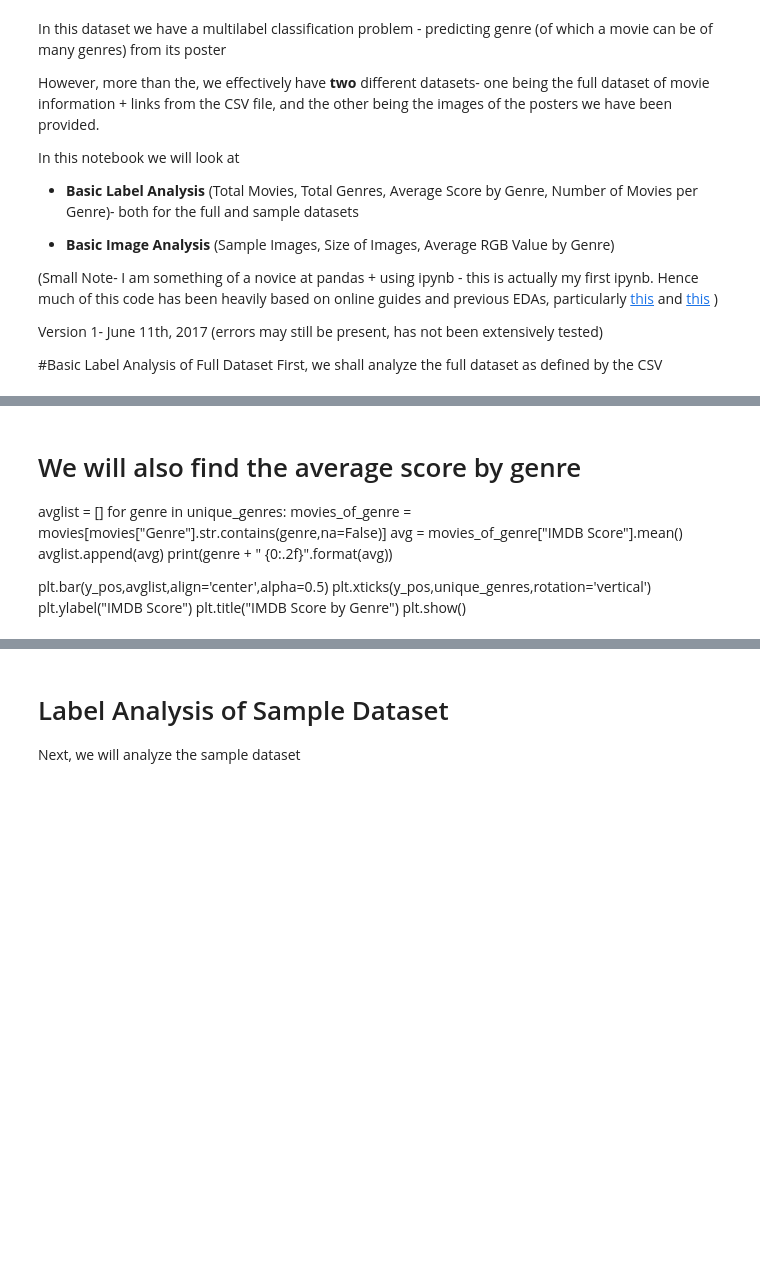
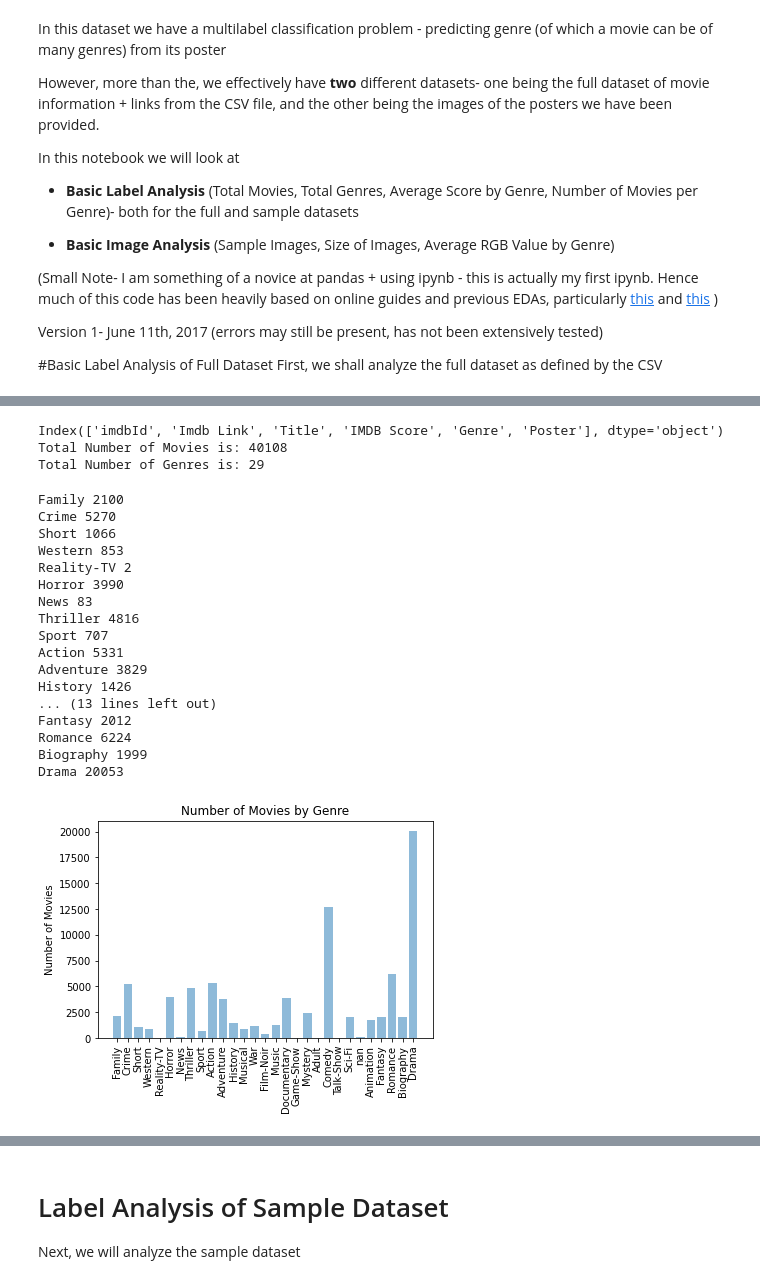
Before and after one commit to giannipiemonte/Nostradamovies, a Jupyter notebook: Classification_Genre/readme.ipynb, the cells around one changed output, grey strips where cells are left out. Drawn from its saved outputs; the diff is of its cells as text; code cells hidden in the pictures; blank space fills up the shorter version.

```diff
--- a/Classification_Genre/readme.ipynb
+++ b/Classification_Genre/readme.ipynb
@@ -65,14 +23,65 @@ plt.show()
-# %% [markdown]
-# We will also find the average score by genre
-avglist = []
-for genre in unique_genres:
-    movies_of_genre = movies[movies["Genre"].str.contains(genre,na=False)]
-    avg = movies_of_genre["IMDB Score"].mean()
-    avglist.append(avg)
-    print(genre + " {0:.2f}".format(avg))
-
-plt.bar(y_pos,avglist,align='center',alpha=0.5)
-plt.xticks(y_pos,unique_genres,rotation='vertical')
-plt.ylabel("IMDB Score")
-plt.title("IMDB Score by Genre")
-plt.show()
+# %%
+import numpy as np
+import pandas as pd
+from scipy import misc
+import matplotlib.pyplot as plt
+
+movies = pd.read_csv("input/MovieGenre.csv",encoding="ISO-8859-1")
+
+#Print the label categories we are working with
+print(movies.columns)
+
+
+#Print the total amount of movies in the dataset
+print("Total Number of Movies is: " + str(len(movies.index)))
+
+#We will count the number of movies with a specific genre
+genrelist = []
+length = len(movies)
+for n in range(0,length):
+    genres = str(movies.loc[n]["Genre"])
+    genres = genres.split("|")
+    genrelist.extend(genres)
+
+#We will also display number of Genres
+unique_genres = list(set(genrelist))
+print("Total Number of Genres is: " + str(len(unique_genres)))
+# %% [output]
+Index(['imdbId', 'Imdb Link', 'Title', 'IMDB Score', 'Genre', 'Poster'], dtype='object')
+Total Number of Movies is: 40108
+Total Number of Genres is: 29
+# %%
+#Print amount of movies with specific genre
+countlist = []
+k=0
+for genre in unique_genres:
+    ct = genrelist.count(genre)
+    countlist.append(ct)
+    print(genre + " " + str(ct))
+
+#Create Bar Graph of values
+y_pos = np.arange(len(unique_genres))
+plt.bar(y_pos,countlist,align='center',alpha=0.5)
+plt.xticks(y_pos,unique_genres,rotation='vertical')
+plt.ylabel("Number of Movies")
+plt.title("Number of Movies by Genre")
+plt.show()
+# %% [output]
+Family 2100
+Crime 5270
+Short 1066
+Western 853
+Reality-TV 2
+Horror 3990
+News 83
+Thriller 4816
+Sport 707
+Action 5331
+Adventure 3829
+History 1426
+... (13 lines left out)
+Fantasy 2012
+Romance 6224
+Biography 1999
+Drama 20053
+[figure, added]
```
Also changed, not shown: parts of 21 cells of this notebook.
